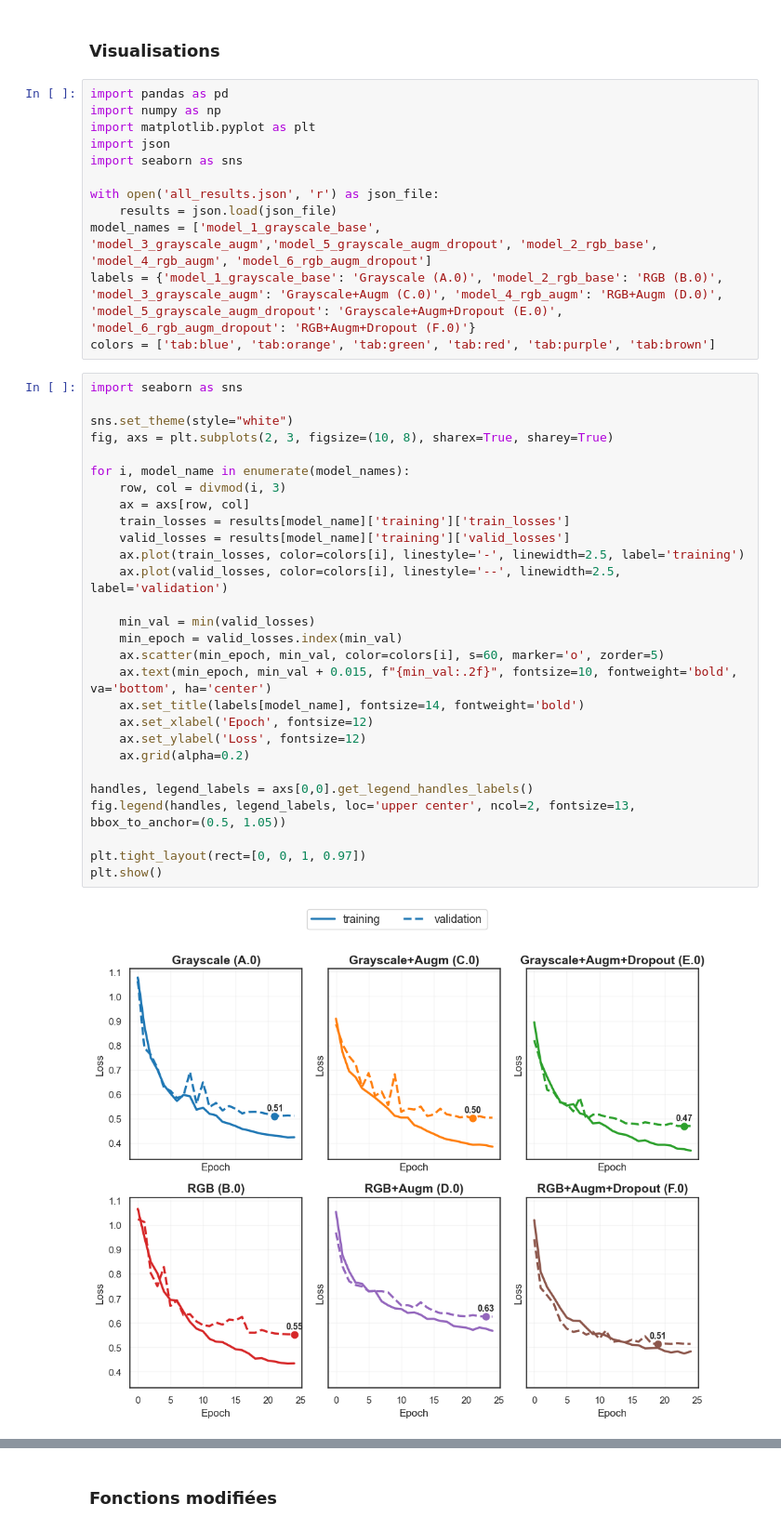
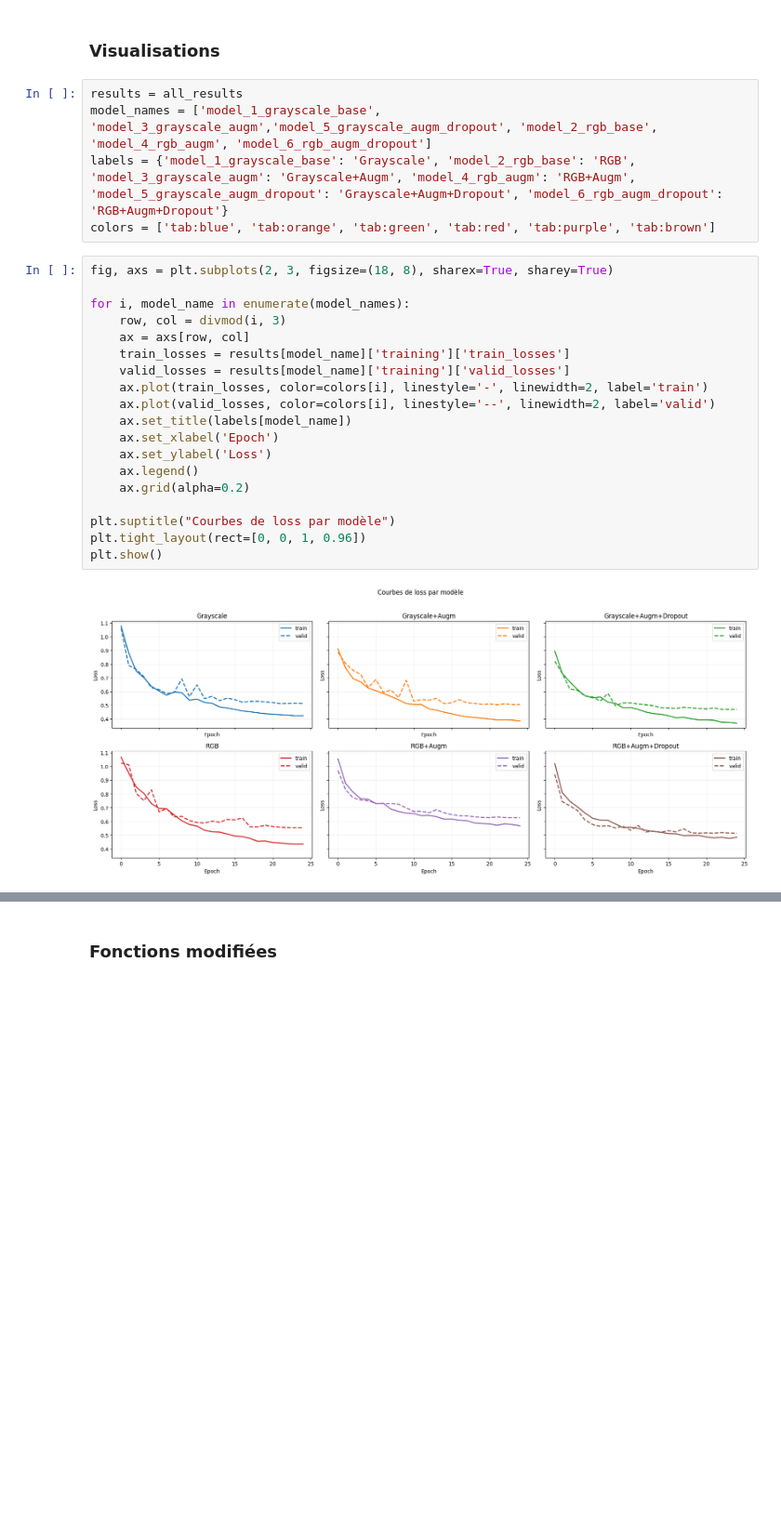
Before and after one commit to louis-cz/educ-SMIDS-VGG19, a Jupyter notebook: PJ_MLB.ipynb, the cells around one changed output, grey strips where cells are left out. Shown at 93% size. Cells and saved outputs as stored; diff of their text form; blank space fills up the shorter version.

```diff
--- a/PJ_MLB.ipynb
+++ b/PJ_MLB.ipynb
@@ -947,45 +966,29 @@ Meilleur modèle sauvegardé à l'époque 10 avec une précision validation de 7
 # %% [markdown]
 ### Visualisations
 # %%
-import pandas as pd
-import numpy as np
-import matplotlib.pyplot as plt
-import json
-import seaborn as sns
-
-with open('all_results.json', 'r') as json_file:
-    results = json.load(json_file)
+results = all_results
 model_names = ['model_1_grayscale_base', 'model_3_grayscale_augm','model_5_grayscale_augm_dropout', 'model_2_rgb_base', 'model_4_rgb_augm', 'model_6_rgb_augm_dropout']
-labels = {'model_1_grayscale_base': 'Grayscale (A.0)', 'model_2_rgb_base': 'RGB (B.0)', 'model_3_grayscale_augm': 'Grayscale+Augm (C.0)', 'model_4_rgb_augm': 'RGB+Augm (D.0)', 'model_5_grayscale_augm_dropout': 'Grayscale+Augm+Dropout (E.0)', 'model_6_rgb_augm_dropout': 'RGB+Augm+Dropout (F.0)'}
+labels = {'model_1_grayscale_base': 'Grayscale', 'model_2_rgb_base': 'RGB', 'model_3_grayscale_augm': 'Grayscale+Augm', 'model_4_rgb_augm': 'RGB+Augm', 'model_5_grayscale_augm_dropout': 'Grayscale+Augm+Dropout', 'model_6_rgb_augm_dropout': 'RGB+Augm+Dropout'}
 colors = ['tab:blue', 'tab:orange', 'tab:green', 'tab:red', 'tab:purple', 'tab:brown']
 # %%
-import seaborn as sns
-
-sns.set_theme(style="white")
-fig, axs = plt.subplots(2, 3, figsize=(10, 8), sharex=True, sharey=True)
+fig, axs = plt.subplots(2, 3, figsize=(18, 8), sharex=True, sharey=True)
 
 for i, model_name in enumerate(model_names):
     row, col = divmod(i, 3)
     ax = axs[row, col]
     train_losses = results[model_name]['training']['train_losses']
     valid_losses = results[model_name]['training']['valid_losses']
-    ax.plot(train_losses, color=colors[i], linestyle='-', linewidth=2.5, label='training')
-    ax.plot(valid_losses, color=colors[i], linestyle='--', linewidth=2.5, label='validation')
-
-    min_val = min(valid_losses)
-    min_epoch = valid_losses.index(min_val)
-    ax.scatter(min_epoch, min_val, color=colors[i], s=60, marker='o', zorder=5)
-    ax.text(min_epoch, min_val + 0.015, f"{min_val:.2f}", fontsize=10, fontweight='bold', va='bottom', ha='center')
-    ax.set_title(labels[model_name], fontsize=14, fontweight='bold')
-    ax.set_xlabel('Epoch', fontsize=12)
-    ax.set_ylabel('Loss', fontsize=12)
+    ax.plot(train_losses, color=colors[i], linestyle='-', linewidth=2, label='train')
+    ax.plot(valid_losses, color=colors[i], linestyle='--', linewidth=2, label='valid')
+    ax.set_title(labels[model_name])
+    ax.set_xlabel('Epoch')
+    ax.set_ylabel('Loss')
+    ax.legend()
     ax.grid(alpha=0.2)
 
-handles, legend_labels = axs[0,0].get_legend_handles_labels()
-fig.legend(handles, legend_labels, loc='upper center', ncol=2, fontsize=13, bbox_to_anchor=(0.5, 1.05))
-
-plt.tight_layout(rect=[0, 0, 1, 0.97])
+plt.suptitle("Courbes de loss par modèle")
+plt.tight_layout(rect=[0, 0, 1, 0.96])
 plt.show()
 # %% [output]
-[figure, old version]
+[figure, new version]
 # %%
```
Also changed, not shown: parts of 26 cells of this notebook, 2 other files.
